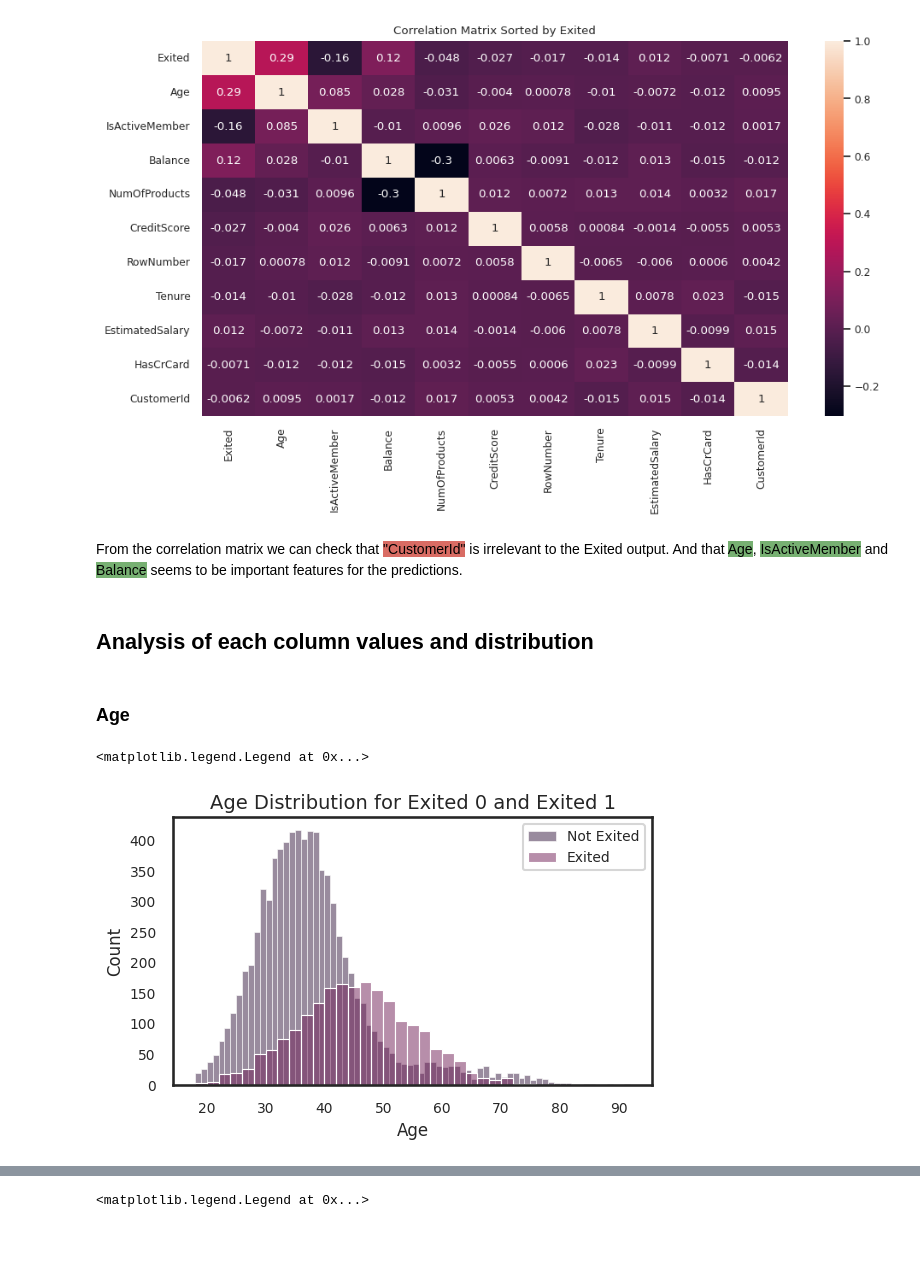
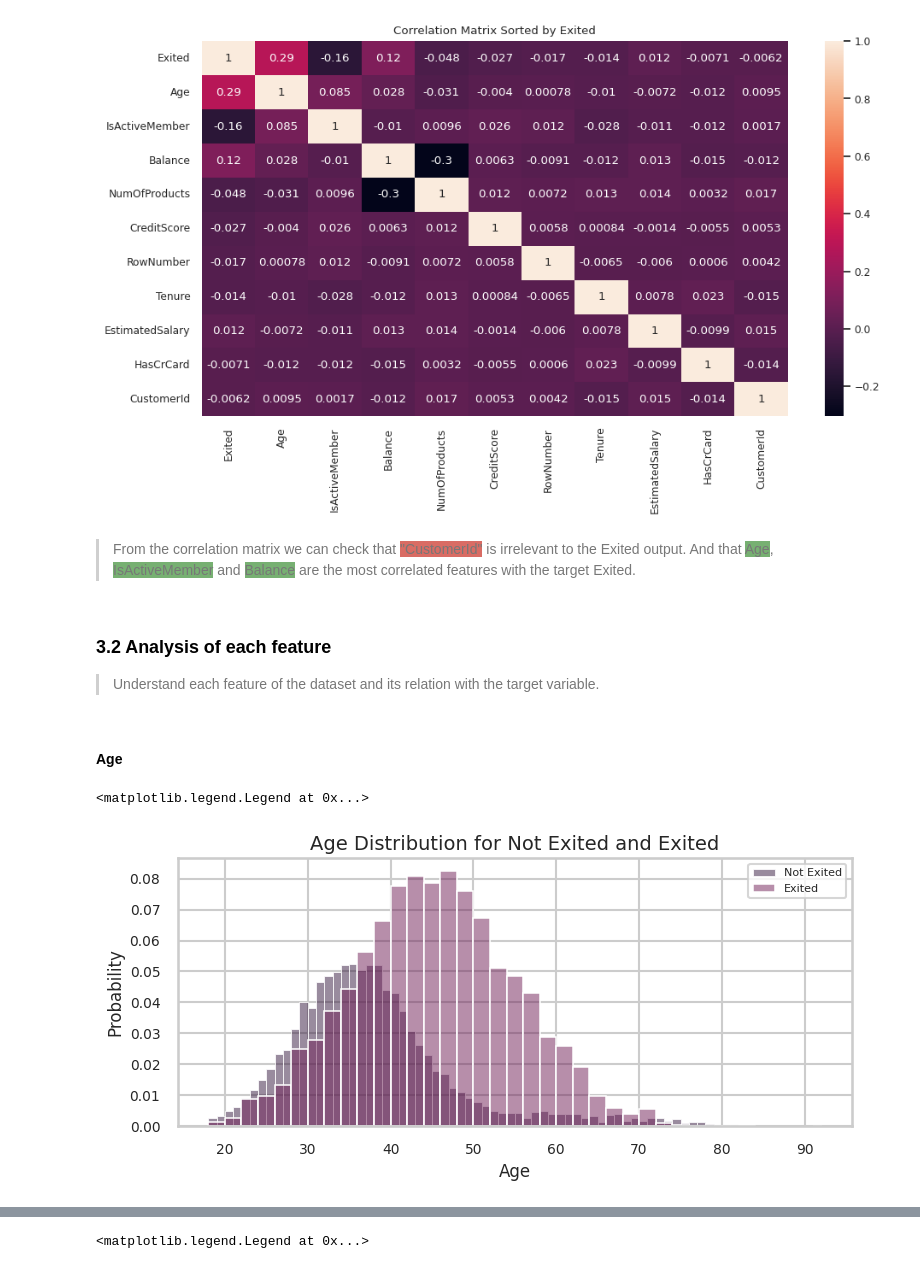
Before and after one commit to laizaparizotto/churn-prediction-kedro, a Jupyter notebook: churn-prediction/notebooks/EDA.ipynb, the cells around one changed output, grey strips where cells are left out. Cells and saved outputs as stored; diff of their text form; code cells hidden in the pictures; blank space fills up the shorter version.

```diff
--- a/churn-prediction/notebooks/EDA.ipynb
+++ b/churn-prediction/notebooks/EDA.ipynb
@@ -1,14 +28,6 @@
 # %%
-from utils.utils import format_seaborn_plots
-import pandas as pd
-import numpy as np
-import matplotlib.pyplot as plt
-import seaborn as sns
-
-%matplotlib inline
-
 # Read the data from a CSV file
-df = pd.read_csv('data/Abandono_clientes.csv')
+df = pd.read_csv('../data/01_raw/abandono_clientes.csv')
 df_exited = df.loc[df["Exited"]==1]
 df_not_exited = df.loc[df["Exited"]==0]
 
@@ -114,27 +143,29 @@ plt.show()
 # %% [output]
 [figure]
 # %% [markdown]
-From the correlation matrix we can check that <span style="background-color:#d96c64">"CustomerId"</span> is irrelevant to the Exited output. And that <span style="background-color:#77b072">Age</span>, <span style="background-color:#77b072">IsActiveMember</span> and <span style="background-color:#77b072">Balance</span> seems to be important features for the predictions.
+> From the correlation matrix we can check that <span style="background-color:#d96c64">"CustomerId"</span> is irrelevant to the Exited output. And that <span style="background-color:#77b072">Age</span>, <span style="background-color:#77b072">IsActiveMember</span> and <span style="background-color:#77b072">Balance</span> are the most correlated features with the target <span style="background-color:lighgray">Exited</span>.
-# %% [markdown]
-## Analysis of each column values and distribution
+# %% [markdown]
+### 3.2 Analysis of each feature
+
+> Understand each feature of the dataset and its relation with the target variable.
 # %% [markdown]
-### Age
+#### Age
 # %%
 format_seaborn_plots()
 
 # Plot the histograms
-sns.histplot(data=df_not_exited, x='Age', label='Not Exited', alpha=0.5)
-sns.histplot(data=df_exited, x='Age', label='Exited', alpha=0.5)
+sns.histplot(data=df_not_exited, x='Age', label='Not Exited', alpha=0.5, stat="probability")
+sns.histplot(data=df_exited, x='Age', label='Exited', alpha=0.5, stat="probability")
 
 # Set plot labels and title
 plt.xlabel('Age')
-plt.ylabel('Count')
-plt.title('Age Distribution for Exited 0 and Exited 1')
+plt.ylabel('Probability')
+plt.title('Age Distribution for Not Exited and Exited')
 
 # Add legend
 plt.legend()
 
 # Show the plot
 # %% [output]
 <matplotlib.legend.Legend at 0x...>
-[figure, old version]
+[figure, new version]
```
Also changed, not shown: parts of 66 cells of this notebook.
